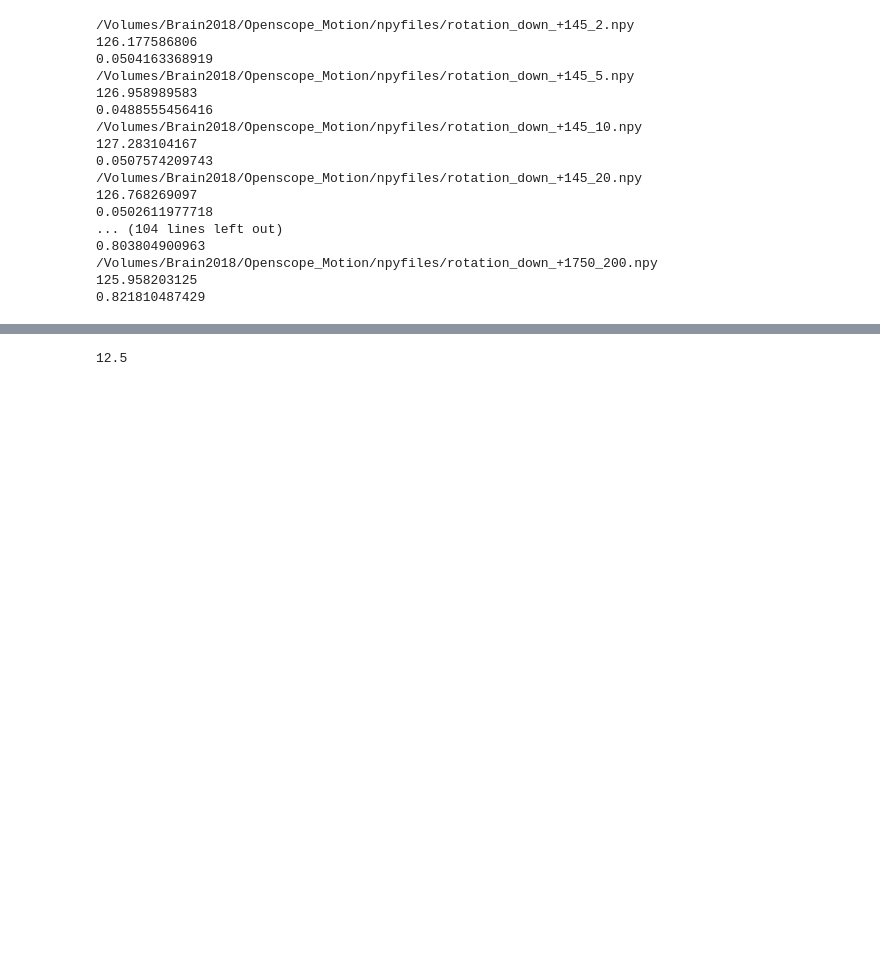
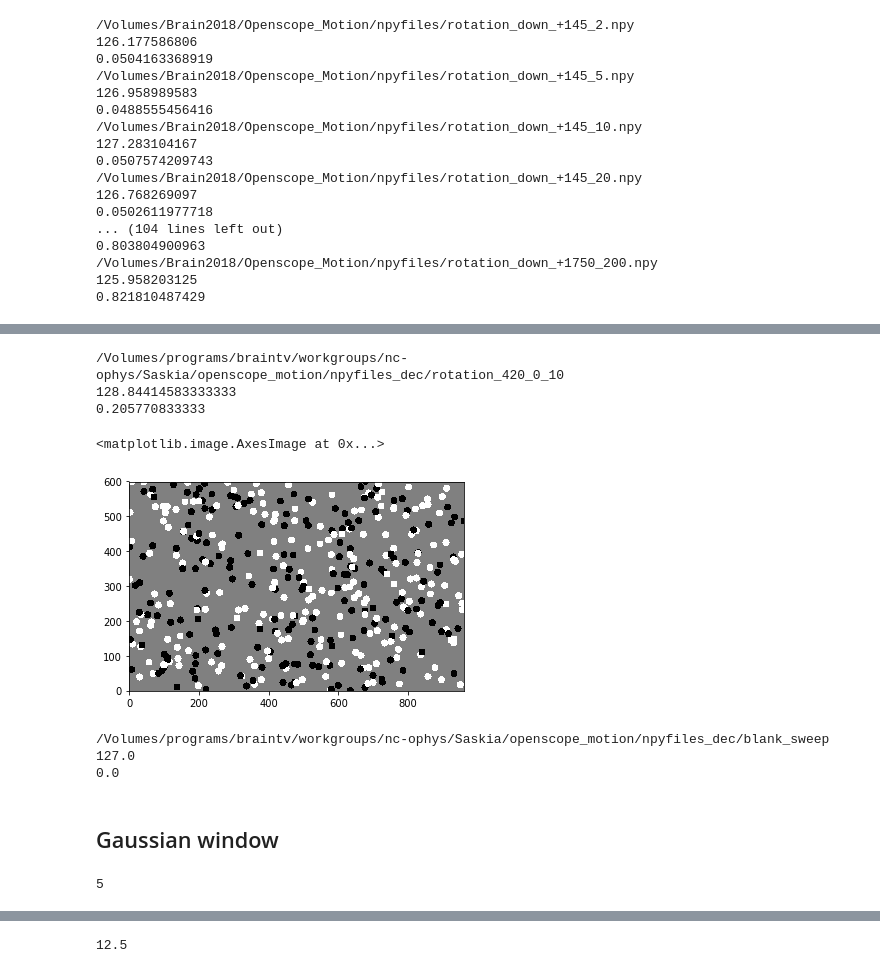
Before and after one commit to saskiad/openscope_motion, a Jupyter notebook: stimulus/dot_rotation.ipynb, the cells around one changed output, grey strips where cells are left out. Drawn from its saved outputs; the diff is of its cells as text; code cells hidden in the pictures; blank space fills up the shorter version.

```diff
--- a/stimulus/dot_rotation.ipynb
+++ b/stimulus/dot_rotation.ipynb
@@ -336,0 +657,3 @@ for dn in [145,300,545,1000,1750]:
+# %%
+for i in [10,20,50,100,200,400]:
+    make_Rotation_diag45(dotNum=420, speed=i, radius=10)
@@ -336,0 +722,3 @@ for dn in [145,300,545,1000,1750]:
+# %%
+for i in [10,20,50,100,200,400]:
+    make_Rotation_diag135(dotNum=420, speed=i, radius=10)
@@ -336,0 +787,3 @@ for dn in [145,300,545,1000,1750]:
+# %%
+for i in [10,20,50,100,200,400]:
+    make_Rotation_diag225(dotNum=420, speed=i, radius=10)
@@ -336,0 +809,66 @@ for dn in [145,300,545,1000,1750]:
+# %%
+#make stationary trial
+dotNum=420
+radius=10
+speed=0
+centerPos=np.array([0,0])
+pos = getNewDotPositions(dotNum) + centerPos
+posArray = np.empty((timePoints, dotNum, 2))
+posArray[0,:,:] = pos
+for i in range(1,timePoints):
+    posArray[i,:,1] = posArray[i-1,:,1]
+    posArray[i,:,0] = posArray[i-1,:,0]
+
+dotColors = [0, 254]
+dotColorAssignments = np.random.choice(dotColors, dotNum)
+
+backgroundColor=127
+im_array = []
+for points in posArray:
+    im = np.ones([screenHeight, screenWidth])*backgroundColor
+    for p,c in zip(points, dotColorAssignments):
+        cv2.circle(im, tuple(np.round(p).astype(np.int)), int(radius), int(c), -1)
+    im_array.append(im.astype(np.uint8))
+saveDir = (r'/Volumes/programs/braintv/workgroups/nc-ophys/Saskia/openscope_motion/npyfiles_dec/rotation_'+str(dotNum)+'_'+str(speed)+'_'+str(radius))
+print saveDir
+#     np.savez_compressed(saveDir, im_array=im_array)
+# np.save(saveDir, im_array)
+
+test = np.array(im_array)
+print test[0,:,:].mean()
+print (len(np.where(test[0,:,:]>127)[0])+len(np.where(test[0,:,:]<127)[0]))/576000.
+# %% [output]
+/Volumes/programs/braintv/workgroups/nc-ophys/Saskia/openscope_motion/npyfiles_dec/rotation_420_0_10
+128.84414583333333
+0.205770833333
+# %%
+plt.imshow(test[0,:,:], cmap='gray', origin='bottom')
+plt.imshow(test[5,:,:], cmap='gray', origin='bottom', alpha=0.3)
+plt.imshow(test[10,:,:], cmap='gray', origin='bottom', alpha=0.1)
+# %% [output]
+<matplotlib.image.AxesImage at 0x...>
+[figure, added]
+# %%
+#blank sweep
+im_array = []
+for i in range(timePoints):
+    im = np.ones([screenHeight, screenWidth])*backgroundColor
+    im_array.append(im.astype(np.uint8))
+saveDir = (r'/Volumes/programs/braintv/workgroups/nc-ophys/Saskia/openscope_motion/npyfiles_dec/blank_sweep')
+print saveDir
+#     np.savez_compressed(saveDir, im_array=im_array)
+np.save(saveDir, im_array)
+
+test = np.array(im_array)
+print test[0,:,:].mean()
+print (len(np.where(test[0,:,:]>127)[0])+len(np.where(test[0,:,:]<127)[0]))/576000.
+# %% [output]
+/Volumes/programs/braintv/workgroups/nc-ophys/Saskia/openscope_motion/npyfiles_dec/blank_sweep
+127.0
+0.0
+# %% [markdown]
+## Gaussian window
+# %%
+pixelsPerDegree
+# %% [output]
+5
```
Also changed, not shown: parts of 54 cells of this notebook, 6 other files.
